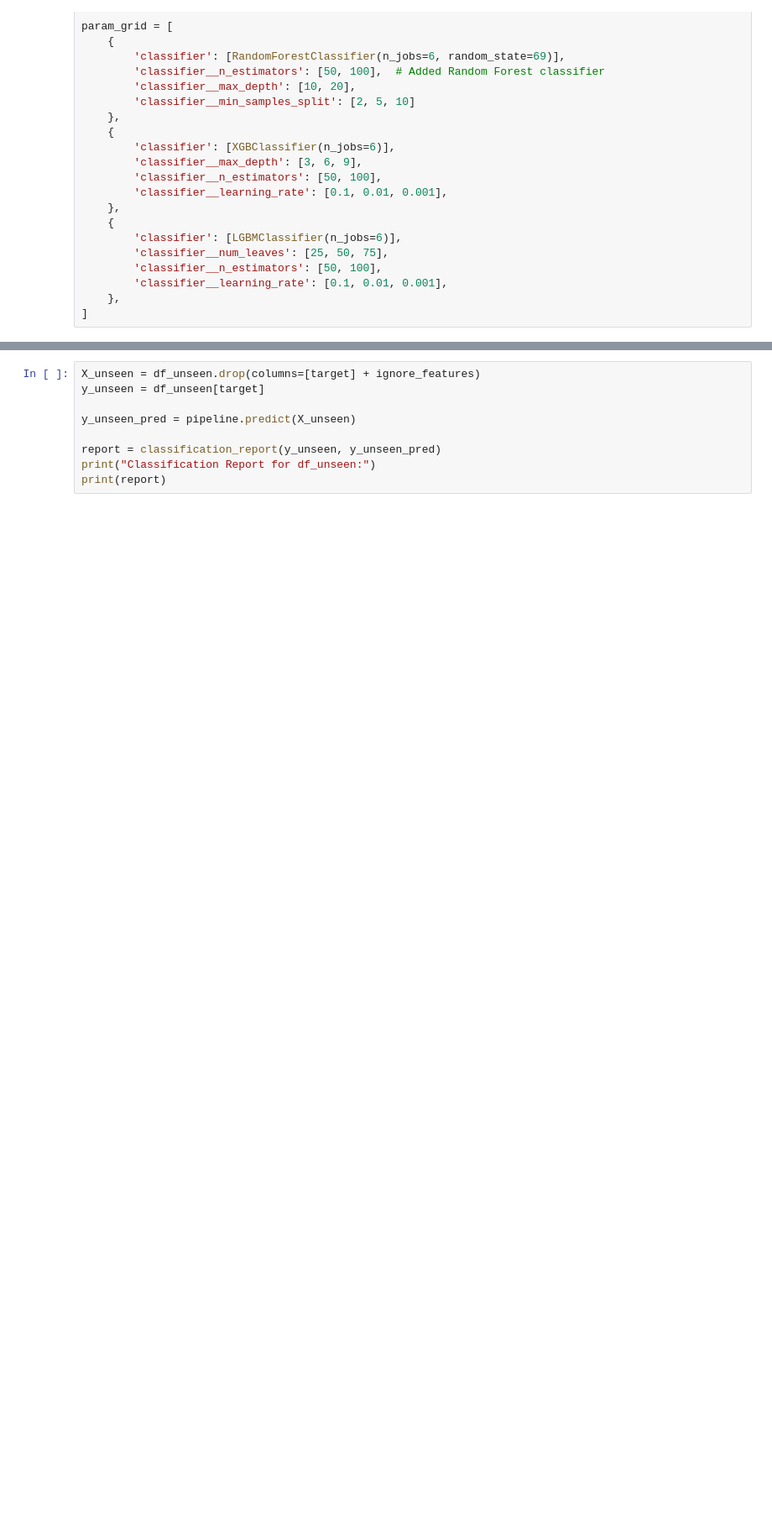
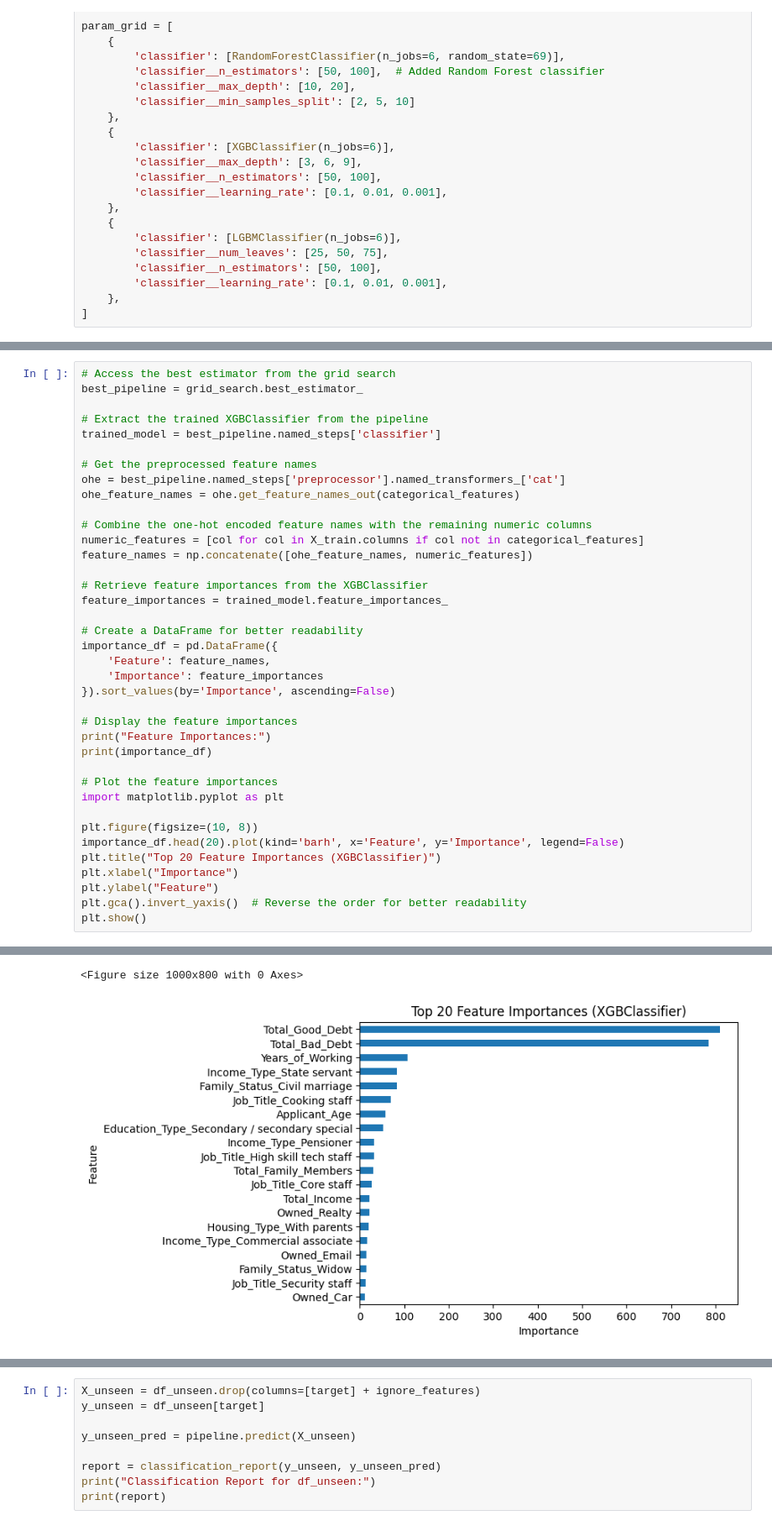
Before and after one commit to archx64-ait/ml-pattaya-ait, a Jupyter notebook: code/model_new.ipynb, the cells around one changed output, grey strips where cells are left out. Shown: that part at 84% size. Saved outputs shown, nothing was run; the diff lists cells and outputs as text; blank space fills up the shorter version.

```diff
--- a/code/model_new.ipynb
+++ b/code/model_new.ipynb
@@ -285 +318,40 @@ Classification Report for df_unseen:
 weighted avg       1.00      1.00      1.00      4523
+# %%
+# Access the best estimator from the grid search
+best_pipeline = grid_search.best_estimator_
+
+# Extract the trained XGBClassifier from the pipeline
+trained_model = best_pipeline.named_steps['classifier']
+
+# Get the preprocessed feature names
+ohe = best_pipeline.named_steps['preprocessor'].named_transformers_['cat']
+ohe_feature_names = ohe.get_feature_names_out(categorical_features)
+
+# Combine the one-hot encoded feature names with the remaining numeric columns
+numeric_features = [col for col in X_train.columns if col not in categorical_features]
+feature_names = np.concatenate([ohe_feature_names, numeric_features])
+
+# Retrieve feature importances from the XGBClassifier
+feature_importances = trained_model.feature_importances_
+
+# Create a DataFrame for better readability
+importance_df = pd.DataFrame({
+    'Feature': feature_names,
+    'Importance': feature_importances
+}).sort_values(by='Importance', ascending=False)
+
+# Display the feature importances
+print("Feature Importances:")
+print(importance_df)
+
+# Plot the feature importances
+import matplotlib.pyplot as plt
+
+plt.figure(figsize=(10, 8))
+importance_df.head(20).plot(kind='barh', x='Feature', y='Importance', legend=False)
+plt.title("Top 20 Feature Importances (XGBClassifier)")
+plt.xlabel("Importance")
+plt.ylabel("Feature")
+plt.gca().invert_yaxis()  # Reverse the order for better readability
+plt.show()
+# %% [output]
@@ -286,3 +375,5 @@ weighted avg       1.00      1.00      1.00      4523
+<Figure size 1000x800 with 0 Axes>
+[figure, added]
 # %%
 
 
```
Also changed, not shown: parts of 16 cells of this notebook, 2 other files.
